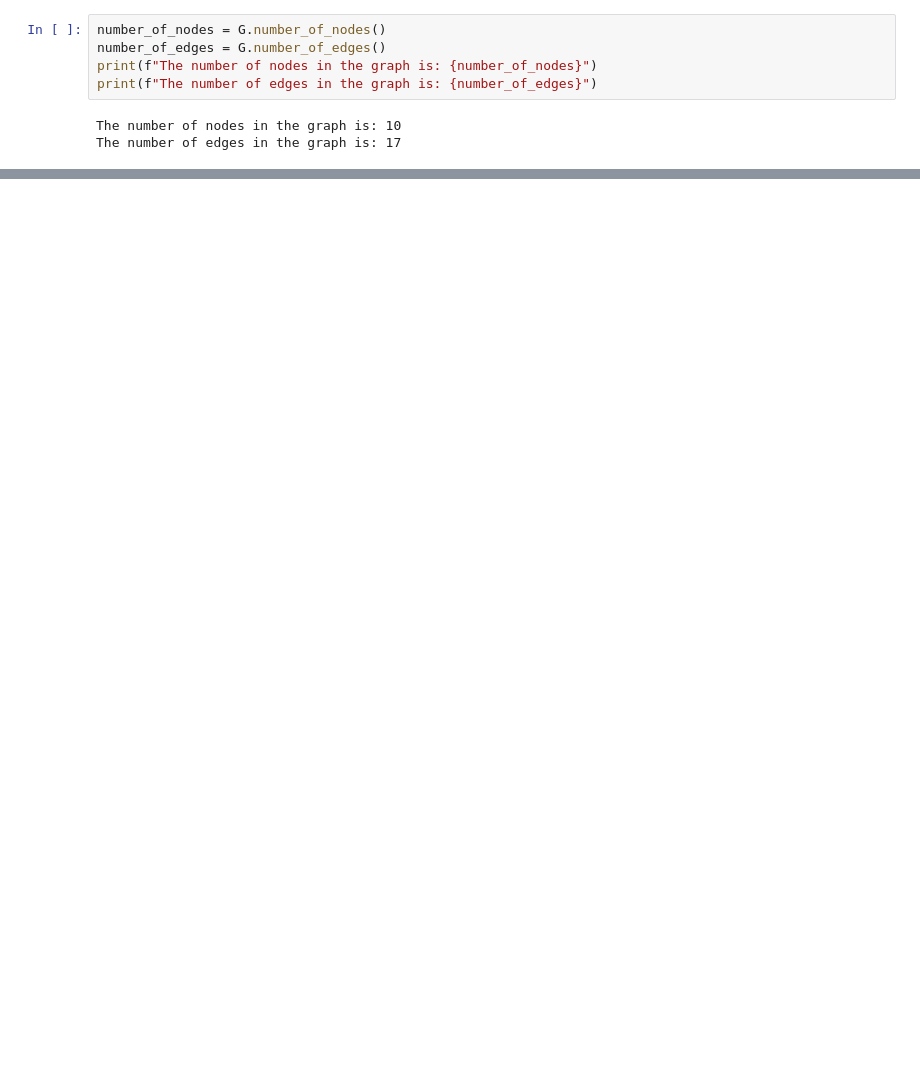
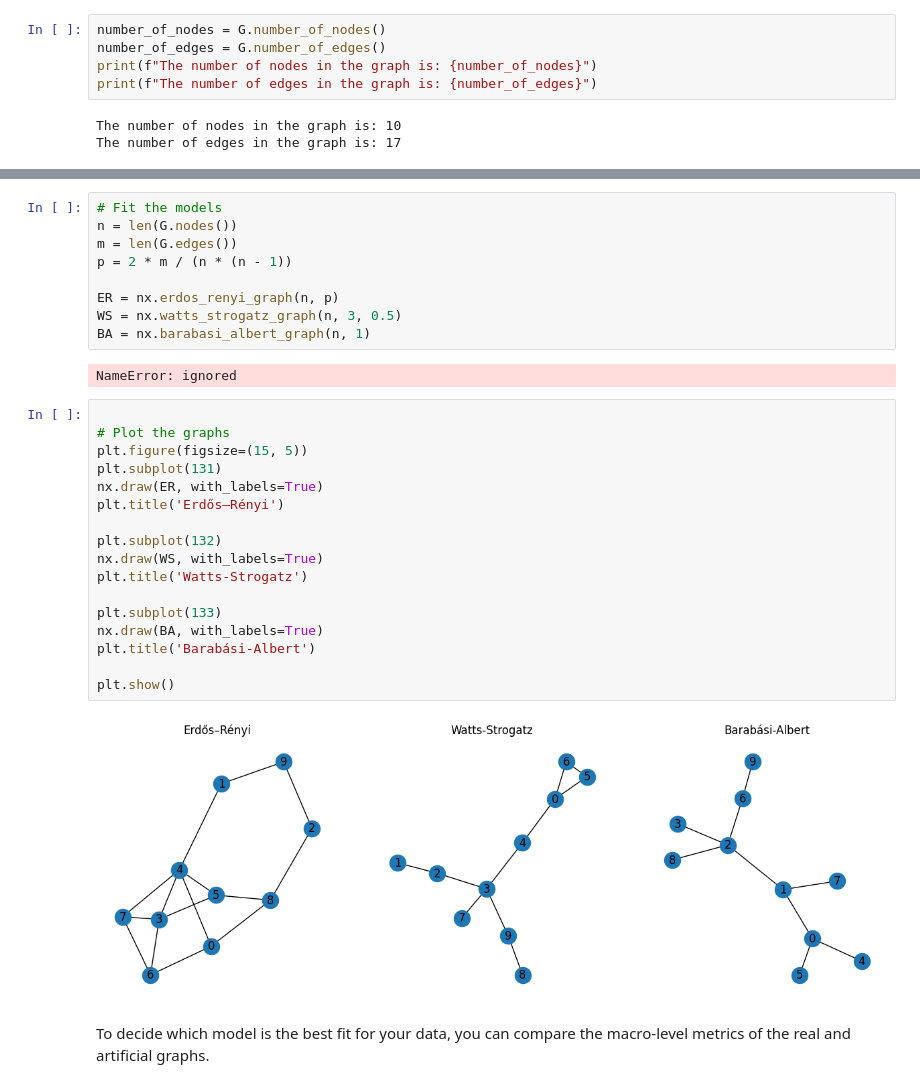
Before and after one commit to AylinNaebzadeh/Complex-Dynamic-Network, a Jupyter notebook: Assignment #3/Assignment_3_dormitory_friendship.ipynb, the cells around one changed output, grey strips where cells are left out. Cells and saved outputs as stored; diff of their text form; blank space fills up the shorter version.

```diff
--- a/Assignment #3/Assignment_3_dormitory_friendship.ipynb
+++ b/Assignment #3/Assignment_3_dormitory_friendship.ipynb
@@ -84,0 +75,32 @@ plt.show()
+# %%
+# Fit the models
+n = len(G.nodes())
+m = len(G.edges())
+p = 2 * m / (n * (n - 1))
+
+ER = nx.erdos_renyi_graph(n, p)
+WS = nx.watts_strogatz_graph(n, 3, 0.5)
+BA = nx.barabasi_albert_graph(n, 1)
+# %% [output]
+NameError: ignored
+# %%
+
+# Plot the graphs
+plt.figure(figsize=(15, 5))
+plt.subplot(131)
+nx.draw(ER, with_labels=True)
+plt.title('Erdős–Rényi')
+
+plt.subplot(132)
+nx.draw(WS, with_labels=True)
+plt.title('Watts-Strogatz')
+
+plt.subplot(133)
+nx.draw(BA, with_labels=True)
+plt.title('Barabási-Albert')
+
+plt.show()
+# %% [output]
+[figure, added]
+# %% [markdown]
+To decide which model is the best fit for your data, you can compare the macro-level metrics of the real and artificial graphs.
```
Also changed, not shown: parts of 14 cells of this notebook, 6 other files.
